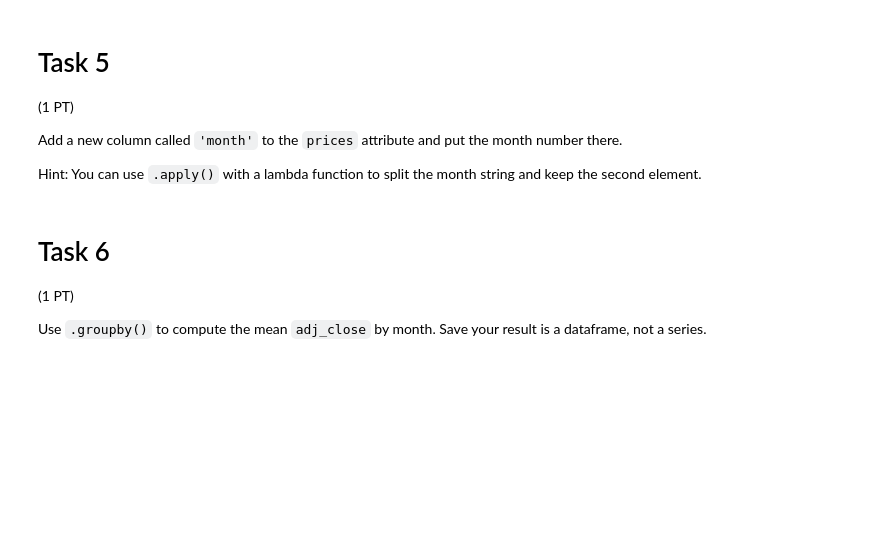
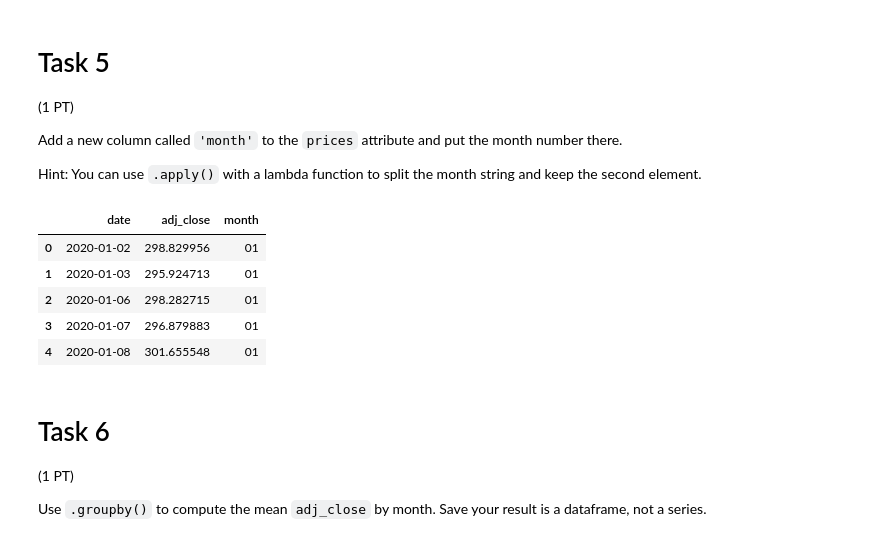
Before and after one commit to Niarfe/DS5100-dpy8wq, a Jupyter notebook: lessons/M07/M07-HW-2-1.ipynb, the cells around one changed output. Drawn from its saved outputs; the diff is of its cells as text; code cells hidden in the pictures; blank space fills up the shorter version.

```diff
--- a/lessons/M07/M07-HW-2-1.ipynb
+++ b/lessons/M07/M07-HW-2-1.ipynb
@@ -137,7 +141,15 @@ Add a new column called `'month'` to the `prices` attribute and put the month nu
 Hint: You can use `.apply()` with a lambda function to split the month string and keep the second element.
 # %%
 # CODE HERE
-appl.prices["month"] = appl.prices.apply(lambda x: x[5:7])
+stock.prices["month"] = stock.prices.apply(lambda x: x['date'].split('-')[1], axis=1)
+stock.prices.head()
+# %% [output]
+|  | date | adj_close | month |
+| 0 | 2020-01-02 | 298.829956 | 01 |
+| 1 | 2020-01-03 | 295.924713 | 01 |
+| 2 | 2020-01-06 | 298.282715 | 01 |
+| 3 | 2020-01-07 | 296.879883 | 01 |
+| 4 | 2020-01-08 | 301.655548 | 01 |
 # %% [markdown]
 # Task 6
 
```
Also changed, not shown: parts of 8 cells of this notebook.
